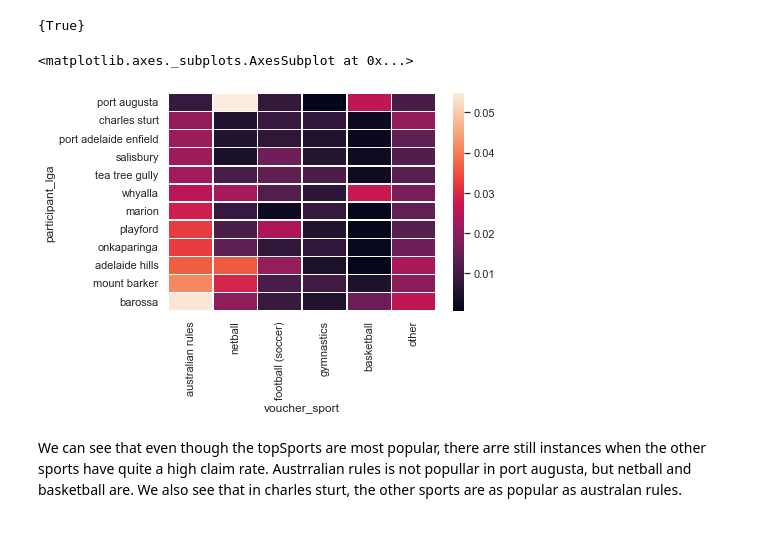
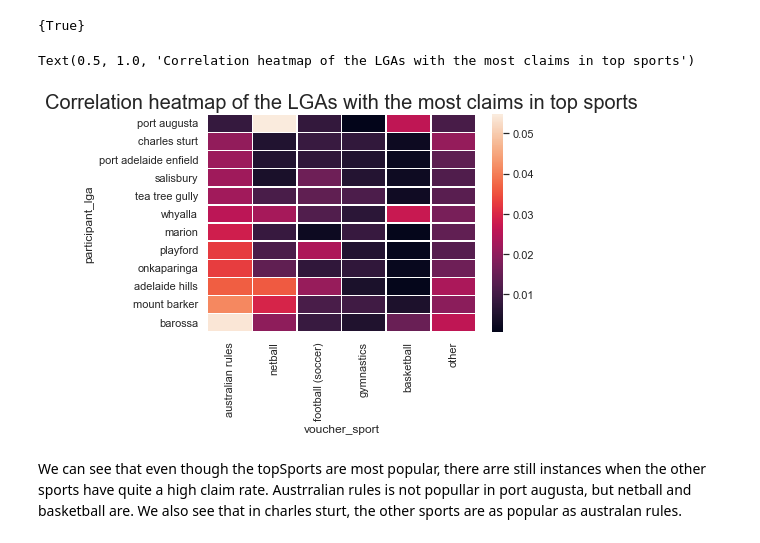
Before and after one commit to MQCOMP2200-S2-2021/Data-Science-Labs, a Jupyter notebook: Portfolio 2 - Christopher Rudolph.ipynb, the cells around one changed output. Saved outputs shown, nothing was run; the diff lists cells and outputs as text; code cells hidden in the pictures.

```diff
--- a/Portfolio 2 - Christopher Rudolph.ipynb
+++ b/Portfolio 2 - Christopher Rudolph.ipynb
@@ -656,9 +656,10 @@ set(round(topClaims[topSports].sum(axis=1) + topClaims['other'], 2) == round(top
 {True}
 # %%
 sns.heatmap(data= topClaims.drop(columns='total').sort_values(by= 'australian rules'), linewidths = 0.5)
+plt.title('Correlation heatmap of the LGAs with the most claims in top sports', size=20)
 # %% [output]
-<matplotlib.axes._subplots.AxesSubplot at 0x...>
+Text(0.5, 1.0, 'Correlation heatmap of the LGAs with the most claims in top sports')
-[figure, old version]
+[figure, new version]
 # %% [markdown]
 We can see that even though the topSports are most popular, there arre still instances when the other sports have quite a high claim rate. Austrralian rules is not popullar in port augusta, but netball and basketball are. We also see that in charles sturt, the other sports are as popular as australan rules.
 # %% [markdown]
```
Also changed, not shown: parts of 18 cells of this notebook, 1 other file.
